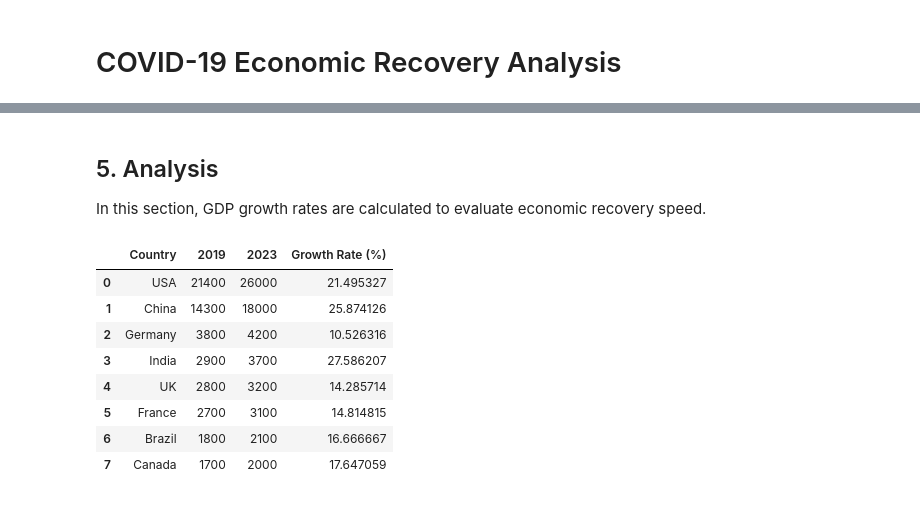
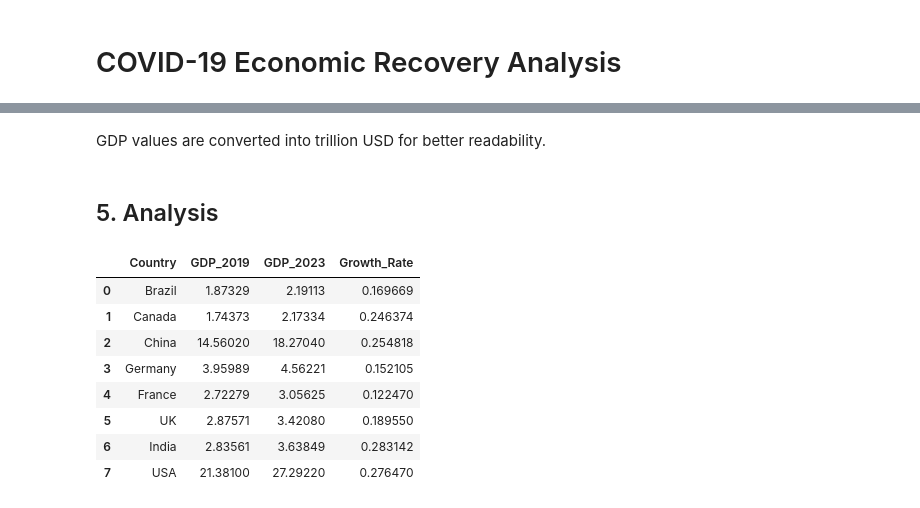
Before and after one commit to 3497816320-cmyk/acc102-covid-recovery-analysis, a Jupyter notebook: covid_recovery_analysis.ipynb, the cells around one changed output, grey strips where cells are left out. Drawn from its saved outputs; the diff is of its cells as text; code cells hidden in the pictures.

```diff
--- a/covid_recovery_analysis.ipynb
+++ b/covid_recovery_analysis.ipynb
@@ -19,12 +17,7 @@ In this step, the dataset is created using Python and structured into a table us
 # %%
 import pandas as pd
-import matplotlib.pyplot as plt
 
-df = pd.DataFrame({
-    "Country": ["USA", "China", "Germany", "India", "UK", "France", "Brazil", "Canada"],
-    "2019": [21400, 14300, 3800, 2900, 2800, 2700, 1800, 1700],
-    "2023": [26000, 18000, 4200, 3700, 3200, 3100, 2100, 2000]
-})
+df = pd.read_csv("data/world_bank_gdp.csv")
 
 df
 # %% [output]
@@ -48,3 +35,10 @@ However, this step ensures that the data is reliable for analysis.
 # %%
-df.isnull().sum()
+# Rename columns
+df.columns = ["Country", "GDP_2019", "GDP_2023"]
+
+# Convert to trillion USD for readability
+df["GDP_2019"] = df["GDP_2019"] / 1e12
+df["GDP_2023"] = df["GDP_2023"] / 1e12
+
+df
 # %% [output]
@@ -55,17 +54,19 @@ dtype: int64
+# %% [markdown]
+GDP values are converted into trillion USD for better readability.
 # %% [markdown]
 ## 5. Analysis
-
-In this section, GDP growth rates are calculated to evaluate economic recovery speed.
 # %%
-df["Growth Rate (%)"] = ((df["2023"] - df["2019"]) / df["2019"]) * 100
+# Calculate GDP growth rate
+df["Growth_Rate"] = (df["GDP_2023"] - df["GDP_2019"]) / df["GDP_2019"]
+
 df
 # %% [output]
-|  | Country | 2019 | 2023 | Growth Rate (%) |
-| 0 | USA | 21400 | 26000 | 21.495327 |
-| 1 | China | 14300 | 18000 | 25.874126 |
-| 2 | Germany | 3800 | 4200 | 10.526316 |
-| 3 | India | 2900 | 3700 | 27.586207 |
-| 4 | UK | 2800 | 3200 | 14.285714 |
-| 5 | France | 2700 | 3100 | 14.814815 |
-| 6 | Brazil | 1800 | 2100 | 16.666667 |
-| 7 | Canada | 1700 | 2000 | 17.647059 |
+|  | Country | GDP_2019 | GDP_2023 | Growth_Rate |
+| 0 | Brazil | 1.87329 | 2.19113 | 0.169669 |
+| 1 | Canada | 1.74373 | 2.17334 | 0.246374 |
+| 2 | China | 14.56020 | 18.27040 | 0.254818 |
+| 3 | Germany | 3.95989 | 4.56221 | 0.152105 |
+| 4 | France | 2.72279 | 3.05625 | 0.122470 |
+| 5 | UK | 2.87571 | 3.42080 | 0.189550 |
+| 6 | India | 2.83561 | 3.63849 | 0.283142 |
+| 7 | USA | 21.38100 | 27.29220 | 0.276470 |
```
Also changed, not shown: parts of 19 cells of this notebook.
